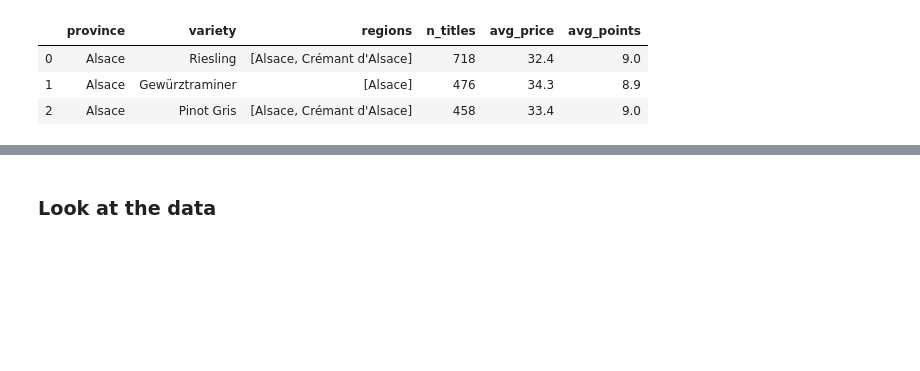
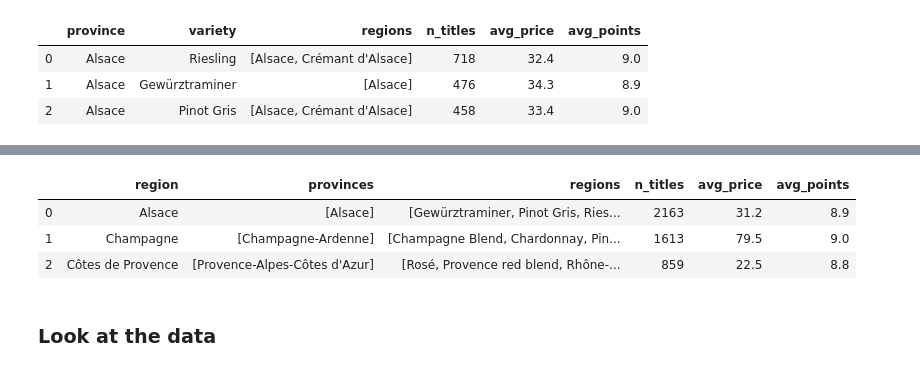
Before and after one commit to com-480-data-visualization/com-480-project-lesvizerables, a Jupyter notebook: Province_Renaming.ipynb, the cells around one changed output, grey strips where cells are left out. Drawn from its saved outputs; the diff is of its cells as text; code cells hidden in the pictures; blank space fills up the shorter version.

```diff
--- a/Province_Renaming.ipynb
+++ b/Province_Renaming.ipynb
@@ -235,0 +232,18 @@ varieties.to_json(path_or_buf='Data/varieties.json', orient='records')
+# %%
+regions = wines.groupby(['region'])\
+                        .agg(provinces=('province', 'unique'),
+                             regions=('variety', 'unique'),
+                             n_titles=('title', 'count'),
+                             avg_price=('price', 'mean'),
+                             avg_points=('points', 'mean'))\
+                        .sort_values(['n_titles'], ascending=[False])\
+                        .reset_index()
+# %%
+regions.avg_points = regions.avg_points.round(1)
+regions.avg_price = regions.avg_price.round(1)
+regions.head(3)
+# %% [output]
+|  | region | provinces | regions | n_titles | avg_price | avg_points |
+| 0 | Alsace | [Alsace] | [Gewürztraminer, Pinot Gris, Ries... | 2163 | 31.2 | 8.9 |
+| 1 | Champagne | [Champagne-Ardenne] | [Champagne Blend, Chardonnay, Pin... | 1613 | 79.5 | 9.0 |
+| 2 | Côtes de Provence | [Provence-Alpes-Côtes d'Azur] | [Rosé, Provence red blend, Rhône-... | 859 | 22.5 | 8.8 |
```
Also changed, not shown: parts of 8 cells of this notebook, 3 other files.
